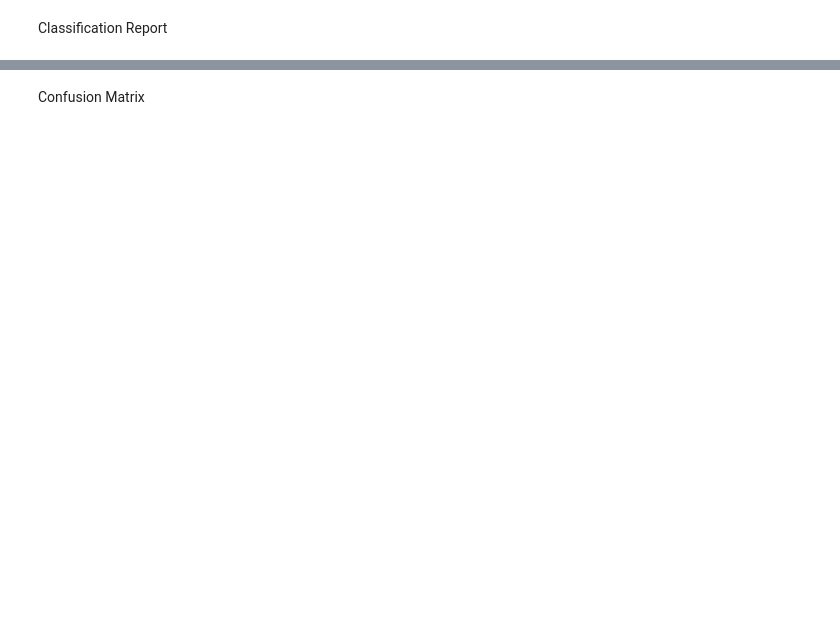
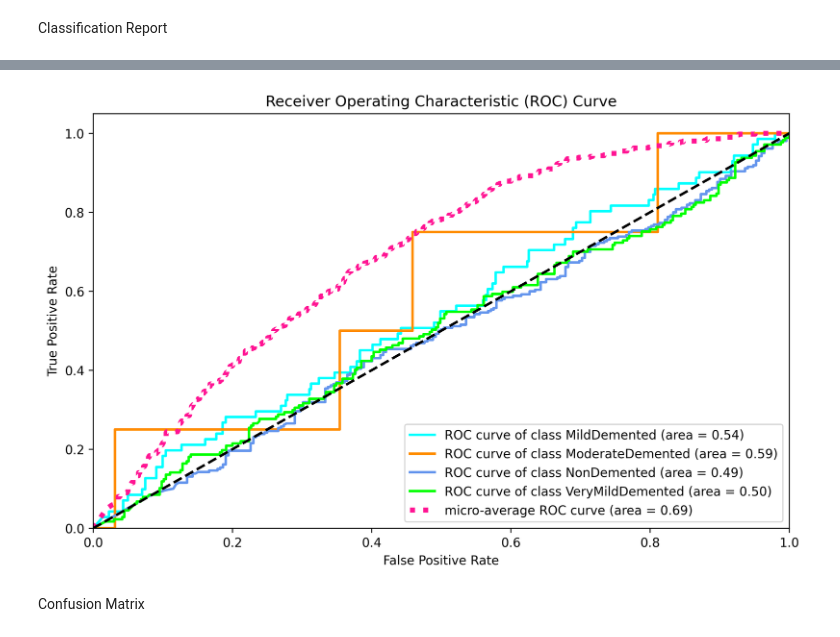
Before and after one commit to sarahayek98/Detection-of-Alzheimer-using-3-ML, a Jupyter notebook: Alzheimer_MRI_Classification_Using_CNN.ipynb, the cells around one changed output, grey strips where cells are left out. Drawn from its saved outputs; the diff is of its cells as text; code cells hidden in the pictures; blank space fills up the shorter version.

```diff
--- a/Alzheimer_MRI_Classification_Using_CNN.ipynb
+++ b/Alzheimer_MRI_Classification_Using_CNN.ipynb
@@ -311 +311,49 @@ VeryMildDemented       0.99      0.99      0.99       180
     weighted avg       0.99      0.99      0.99       512
+# %%
+from sklearn.metrics import roc_curve, auc
+from sklearn.preprocessing import label_binarize
+from itertools import cycle
+
+# Assuming `model` is your trained model and `test_data` is your test dataset
+n_classes = len(class_names)
+
+# Binarize the test labels
+y_test_binarized = label_binarize(labels, classes=[0, 1, 2, 3])
+
+# Get the predicted probabilities
+y_score = model.predict(test_data)
+
+# Compute ROC curve and ROC area for each class
+fpr = dict()
+tpr = dict()
+roc_auc = dict()
+for i in range(n_classes):
+    fpr[i], tpr[i], _ = roc_curve(y_test_binarized[:, i], y_score[:, i])
+    roc_auc[i] = auc(fpr[i], tpr[i])
+
+# Compute micro-average ROC curve and ROC area
+fpr["micro"], tpr["micro"], _ = roc_curve(y_test_binarized.ravel(), y_score.ravel())
+roc_auc["micro"] = auc(fpr["micro"], tpr["micro"])
+
+# Plot all ROC curves
+plt.figure()
+colors = cycle(['aqua', 'darkorange', 'cornflowerblue', 'lime'])
+for i, color in zip(range(n_classes), colors):
+    plt.plot(fpr[i], tpr[i], color=color, lw=2,
+             label='ROC curve of class {0} (area = {1:0.2f})'
+             ''.format(class_names[i], roc_auc[i]))
+
+plt.plot(fpr["micro"], tpr["micro"],
+         label='micro-average ROC curve (area = {0:0.2f})'
+               ''.format(roc_auc["micro"]),
+         color='deeppink', linestyle=':', linewidth=4)
+
+plt.plot([0, 1], [0, 1], 'k--', lw=2)
+plt.xlim([0.0, 1.0])
+plt.ylim([0.0, 1.05])
+plt.xlabel('False Positive Rate')
+plt.ylabel('True Positive Rate')
+plt.title('Receiver Operating Characteristic (ROC) Curve')
+plt.legend(loc="lower right")
+plt.show()
+# %% [output]
@@ -312,3 +361,4 @@ VeryMildDemented       0.99      0.99      0.99       180
+[figure, added]
 # %% [markdown]
 Confusion Matrix
 # %%
```
Also changed, not shown: parts of 18 cells of this notebook.
